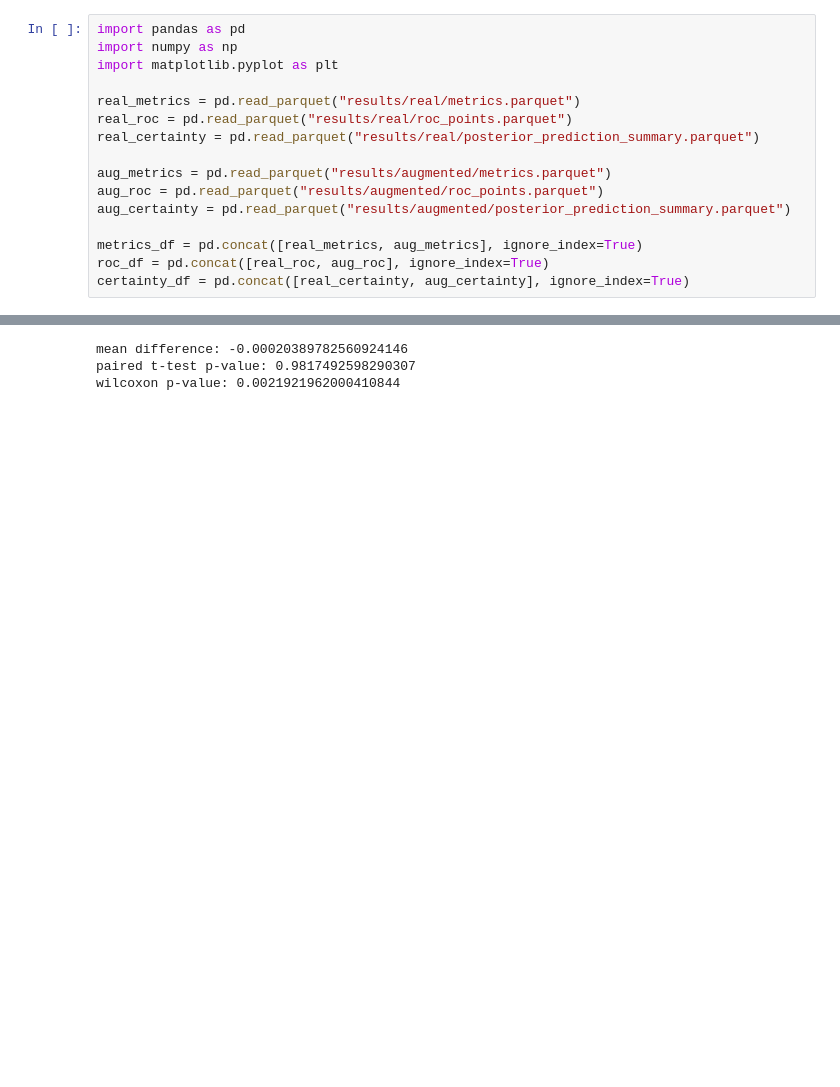
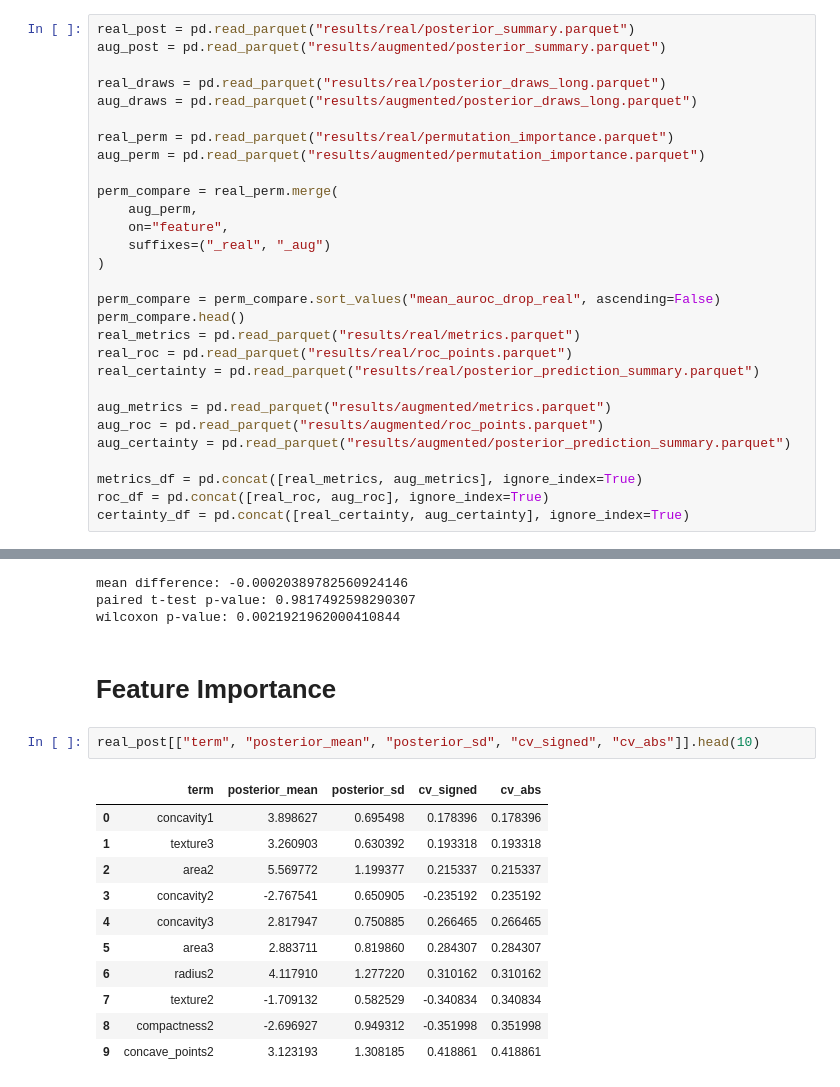
Before and after one commit to gavinkornitsky/DS4420_Project, a Jupyter notebook: results.ipynb, the cells around one changed output, grey strips where cells are left out. Cells and saved outputs as stored; diff of their text form; blank space fills up the shorter version.

Commit message:
Classifier changes, plots, poster

```diff
--- a/results.ipynb
+++ b/results.ipynb
@@ -21,8 +9,21 @@ print(aug_metrics["model"].unique())
 # %%
-import pandas as pd
-import numpy as np
-import matplotlib.pyplot as plt
+real_post = pd.read_parquet("results/real/posterior_summary.parquet")
+aug_post = pd.read_parquet("results/augmented/posterior_summary.parquet")
 
+real_draws = pd.read_parquet("results/real/posterior_draws_long.parquet")
+aug_draws = pd.read_parquet("results/augmented/posterior_draws_long.parquet")
+
+real_perm = pd.read_parquet("results/real/permutation_importance.parquet")
+aug_perm = pd.read_parquet("results/augmented/permutation_importance.parquet")
+
+perm_compare = real_perm.merge(
+    aug_perm,
+    on="feature",
+    suffixes=("_real", "_aug")
+)
+
+perm_compare = perm_compare.sort_values("mean_auroc_drop_real", ascending=False)
+perm_compare.head()
 real_metrics = pd.read_parquet("results/real/metrics.parquet")
 real_roc = pd.read_parquet("results/real/roc_points.parquet")
 real_certainty = pd.read_parquet("results/real/posterior_prediction_summary.parquet")
@@ -272,3 +179,19 @@ print("wilcoxon p-value:", w_p)
 mean difference: -0.00020389782560924146
 paired t-test p-value: 0.9817492598290307
 wilcoxon p-value: 0.0021921962000410844
+# %% [markdown]
+# Feature Importance
+# %%
+real_post[["term", "posterior_mean", "posterior_sd", "cv_signed", "cv_abs"]].head(10)
+# %% [output]
+|  | term | posterior_mean | posterior_sd | cv_signed | cv_abs |
+| 0 | concavity1 | 3.898627 | 0.695498 | 0.178396 | 0.178396 |
+| 1 | texture3 | 3.260903 | 0.630392 | 0.193318 | 0.193318 |
+| 2 | area2 | 5.569772 | 1.199377 | 0.215337 | 0.215337 |
+| 3 | concavity2 | -2.767541 | 0.650905 | -0.235192 | 0.235192 |
+| 4 | concavity3 | 2.817947 | 0.750885 | 0.266465 | 0.266465 |
+| 5 | area3 | 2.883711 | 0.819860 | 0.284307 | 0.284307 |
+| 6 | radius2 | 4.117910 | 1.277220 | 0.310162 | 0.310162 |
+| 7 | texture2 | -1.709132 | 0.582529 | -0.340834 | 0.340834 |
+| 8 | compactness2 | -2.696927 | 0.949312 | -0.351998 | 0.351998 |
+| 9 | concave_points2 | 3.123193 | 1.308185 | 0.418861 | 0.418861 |
```
Also changed, not shown: parts of 14 cells of this notebook, 13 other files.
